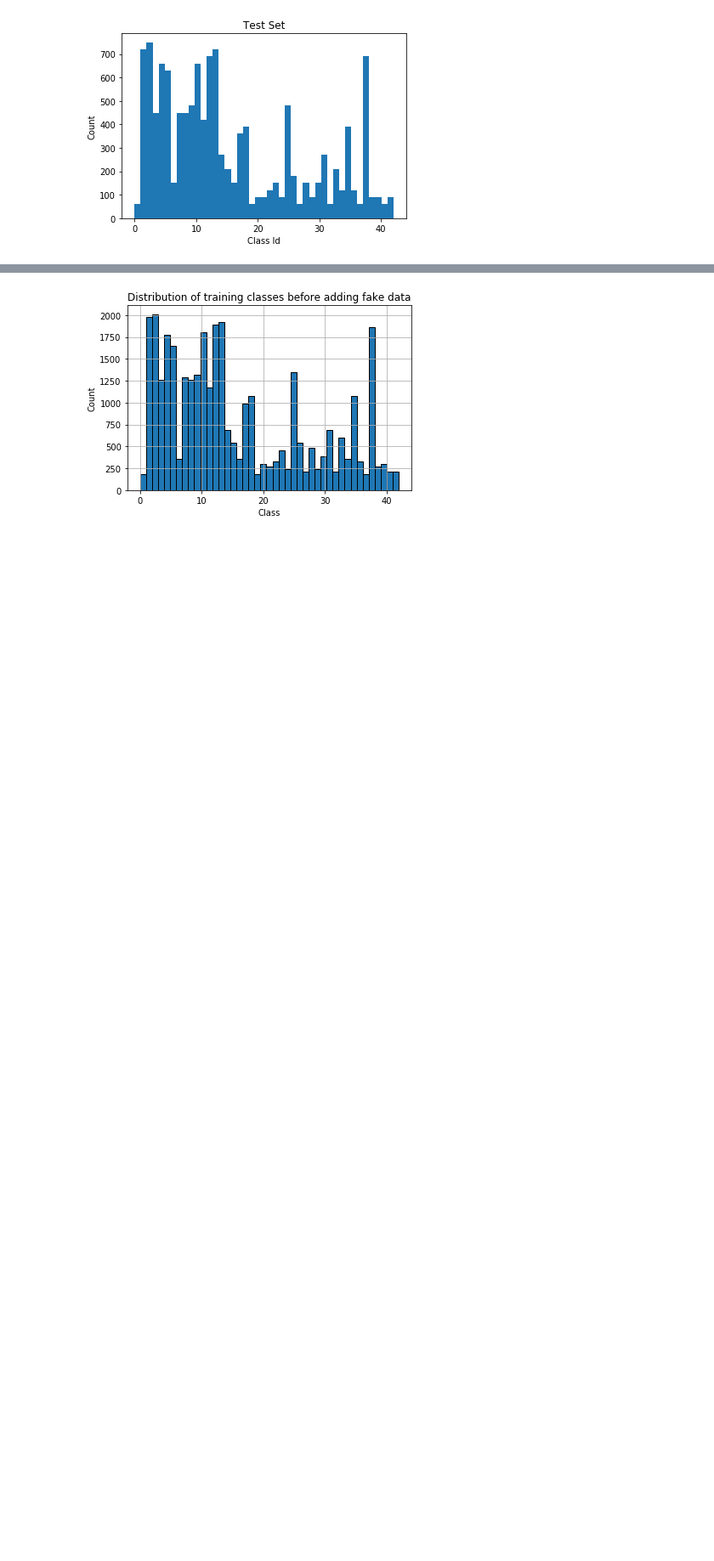
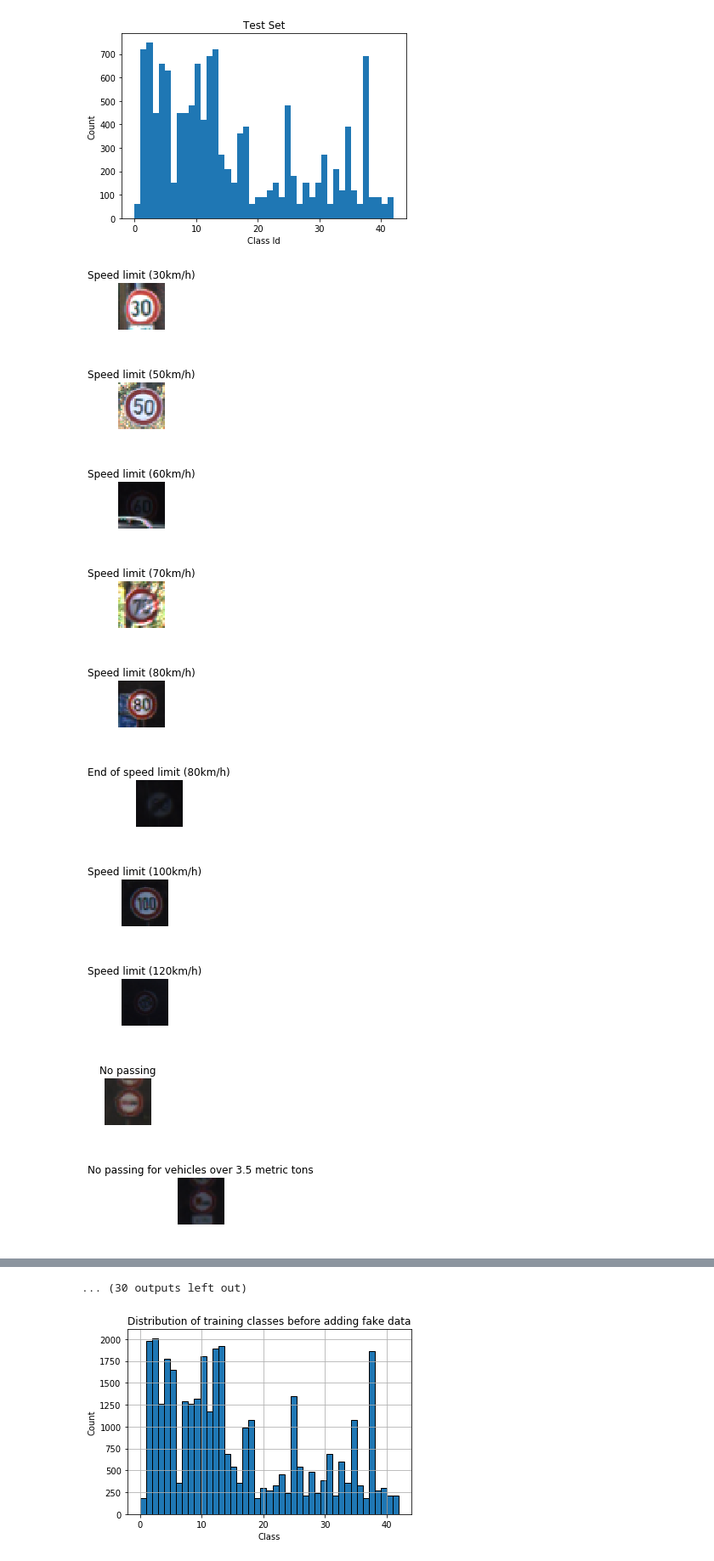
Before and after one commit to moizKachwala/P3-CarND-Traffic-Sign-Classifier-Project, a Jupyter notebook: Traffic_Sign_Classifier.ipynb, the cells around one changed output, grey strips where cells are left out. Shown at 85% size. Cells and saved outputs as stored; diff of their text form; code cells hidden in the pictures; blank space fills up the shorter version.

```diff
--- a/Traffic_Sign_Classifier.ipynb
+++ b/Traffic_Sign_Classifier.ipynb
@@ -126,3 +126,32 @@ fig3.savefig('testset_labels_histogram.png')
 [figure]
 [figure]
 [figure]
+# %%
+# Load Class names and display the images based on the class names.
+
+# load the class names
+classes = pd.read_csv('signnames.csv', sep=',',header=1)
+
+# Function to display the image
+def show_images(image, label, name):
+    plt.figure(figsize = (1,1))
+    plt.imshow(image)
+    plt.axis('off')
+    plt.title(name)
+    plt.show()
+
+# for each class find and render 1 example from test set
+for label, name in classes.values:
+    idx = np.where(y_test == label)[0][0]
+    show_images(X_test[idx], label, name)
+# %% [output]
+[figure, added]
+[figure, added]
+[figure, added]
+[figure, added]
+[figure, added]
+[figure, added]
+[figure, added]
+[figure, added]
+[figure, added]
+[figure, added]
@@ -129,3 +160,4 @@ fig3.savefig('testset_labels_histogram.png')
+... (30 outputs left out)
 # %%
 n, bins, patches = plt.hist(y_train, 43, density=0, edgecolor='black', linewidth=1)
 plt.grid(True)
```
Also changed, not shown: parts of 6 cells of this notebook.
